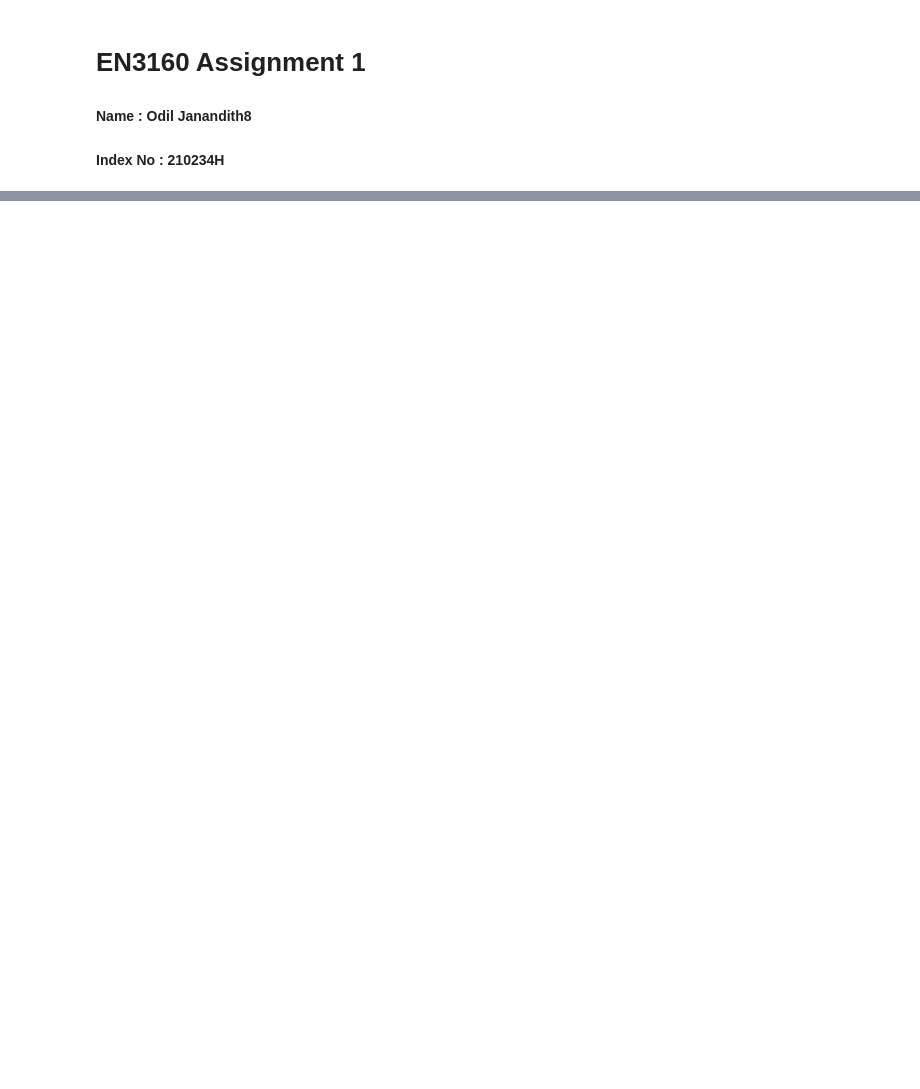
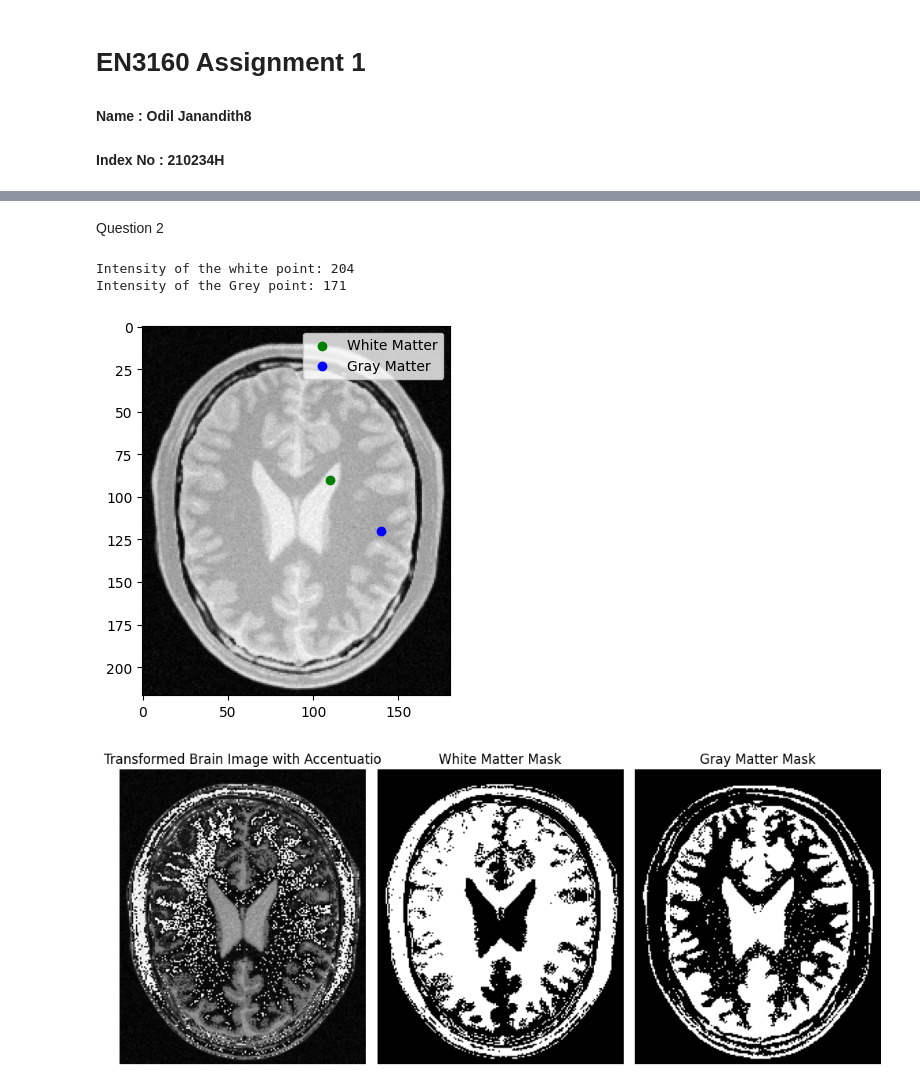
Before and after one commit to EvilOdil/Assignment1_210234H, a Jupyter notebook: code_210234H.ipynb, the cells around one changed output, grey strips where cells are left out. Cells and saved outputs as stored; diff of their text form; code cells hidden in the pictures; blank space fills up the shorter version.

```diff
--- a/code_210234H.ipynb
+++ b/code_210234H.ipynb
@@ -56,0 +59,59 @@ plt.show()
+# %% [markdown]
+Question 2
+# %%
+brain_img = cv2.imread("imgs/brain.png", cv2.IMREAD_GRAYSCALE)
+#Need to take two points to assess the intensity
+white_point = 110, 90
+gray_point = 140, 120
+
+plt.imshow(brain_img, cmap="gray")
+plt.scatter(white_point[0], white_point[1], color='green', label='White Matter')
+plt.scatter(gray_point[0], gray_point[1], color='blue', label='Gray Matter')
+plt.legend()
+
+# Get pixel values
+white_intensity = brain_img[white_point]
+grey_intensity = brain_img[gray_point]
+
+# Print pixel values
+print(f"Intensity of the white point: {white_intensity}")
+print(f"Intensity of the Grey point: {grey_intensity}")
+
+
+transformed_image = np.copy(brain_img)
+
+    # Apply transformation for white matter (150 <= pixel <= 250) # gray matter is brigher than white
+gray_matter_mask = (brain_img >= 180) & ( brain_img<= 251)
+transformed_image[gray_matter_mask] = 1.65 * brain_img[gray_matter_mask] + 25
+
+    # Apply transformation for gray matter (50 <= pixel <= 150) # white matter is darker than gray
+white_matter_mask = (brain_img >= 140) & (brain_img <= 195)
+transformed_image[white_matter_mask] = 1.40 * brain_img[white_matter_mask] + 26.5
+
+plt.figure(figsize=(10, 5))
+
+# Original Image
+plt.subplot(1, 3, 1)
+plt.imshow(transformed_image, cmap='gray')
+plt.title("Transformed Brain Image with Accentuatio")
+plt.axis('off')
+
+# Transformed Image
+plt.subplot(1, 3, 2)
+plt.imshow(white_matter_mask, cmap='gray')
+plt.title("White Matter Mask")
+plt.axis('off')
+
+plt.subplot(1, 3, 3)
+plt.imshow(gray_matter_mask, cmap='gray')
+plt.title("Gray Matter Mask")
+plt.axis('off')
+
+# Display the plot
+plt.tight_layout()
+plt.show()
+# %% [output]
+Intensity of the white point: 204
+Intensity of the Grey point: 171
+[figure, added]
+[figure, added]
```
Also changed, not shown: parts of 6 cells of this notebook.
